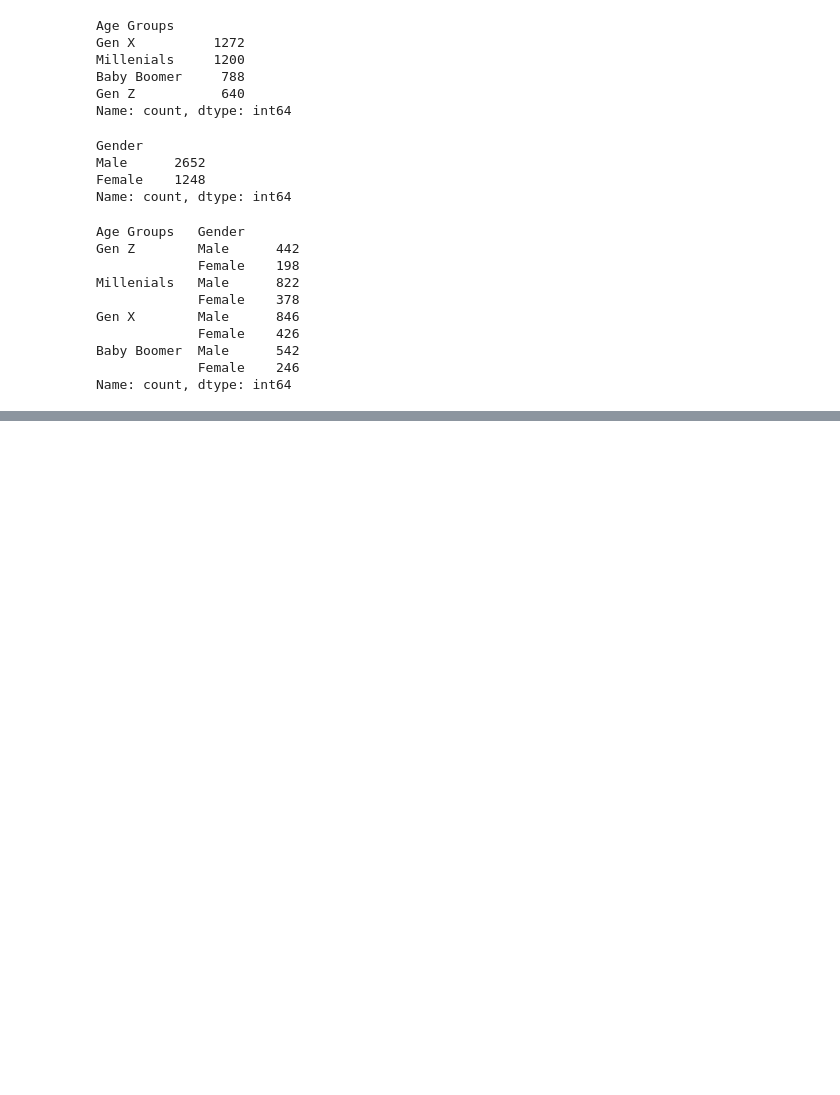
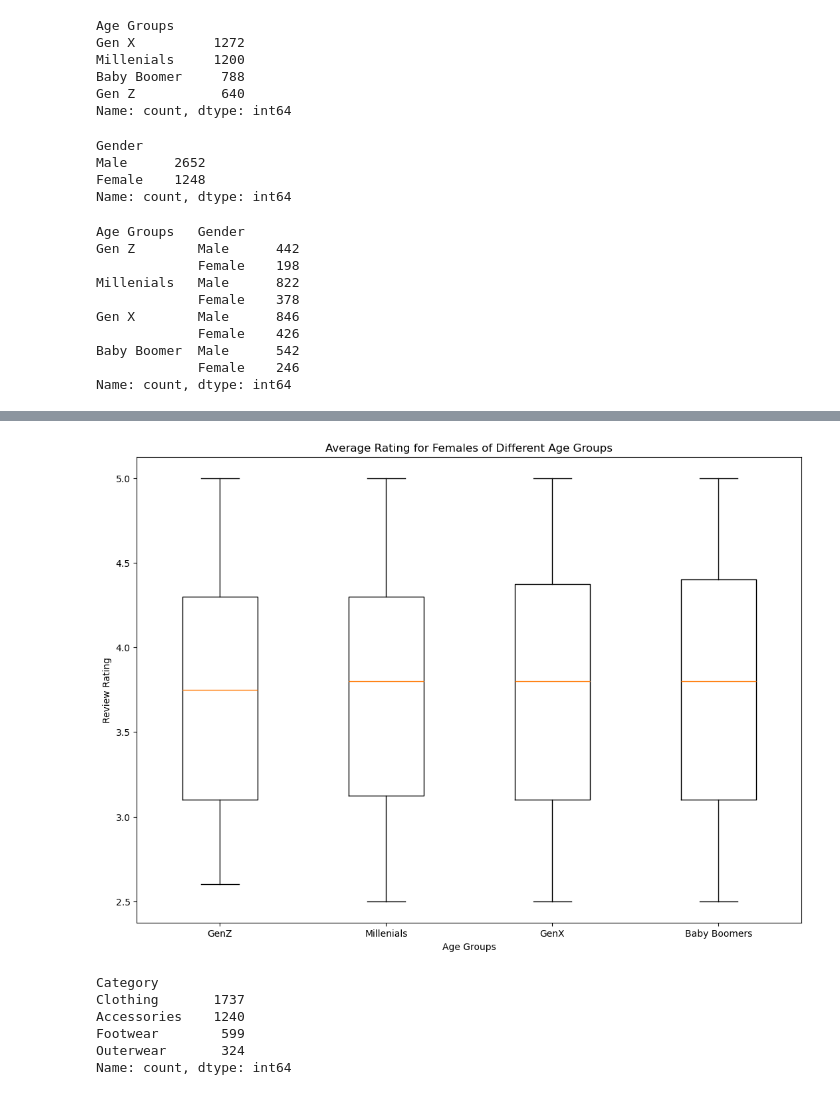
Before and after one commit to mhursh1231/Project-1, a Jupyter notebook: Mia_Notebook.ipynb, the cells around one changed output, grey strips where cells are left out. Cells and saved outputs as stored; diff of their text form; code cells hidden in the pictures; blank space fills up the shorter version.

```diff
--- a/Mia_Notebook.ipynb
+++ b/Mia_Notebook.ipynb
@@ -152 +186,4 @@ organized_df.loc[(organized_df["Age Groups"]=="Gen Z")&(organized_df["Gender"]==
 198 rows × 19 columns
+# %%
+Mill_female = organized_df.loc[(organized_df["Age Groups"]=="Millenials")&(organized_df["Gender"]=="Female")].sample(n=198)
+Mill_female
@@ -152,0 +204,3 @@ organized_df.loc[(organized_df["Age Groups"]=="Gen Z")&(organized_df["Gender"]==
+# %%
+GenX_female = organized_df.loc[(organized_df["Age Groups"]=="Gen X")&(organized_df["Gender"]=="Female")].sample(n=198)
+GenX_female
@@ -152,0 +221,3 @@ organized_df.loc[(organized_df["Age Groups"]=="Gen Z")&(organized_df["Gender"]==
+# %%
+Baby_female = organized_df.loc[(organized_df["Age Groups"]=="Baby Boomer")&(organized_df["Gender"]=="Female")].sample(n=198)
+Baby_female
@@ -152,0 +386,28 @@ organized_df.loc[(organized_df["Age Groups"]=="Gen Z")&(organized_df["Gender"]==
+# %%
+# Box and Whisker plot for Females of different Age Group and Review Rating
+# Answers question 1: Is there a relationship between product rating and
+# demographic factors (age group and sex (male/female)?
+
+# Establishing data to be plotted
+data_1 = GenZ_female["Review Rating"]
+data_2 = Mill_female["Review Rating"]
+data_3 = GenX_female["Review Rating"]
+data_4 = Baby_female["Review Rating"]
+data = [data_1, data_2, data_3, data_4]
+
+fig = plt.figure(figsize = (10,7))
+
+# Creating axes instance
+ax = fig.add_axes([0, 0, 1, 1])
+ax.set_title('Average Rating for Females of Different Age Groups')
+ax.set_ylabel('Review Rating')
+ax.set_xlabel('Age Groups')
+
+# Creating the plot
+bp = ax.boxplot(data)
+plt.xticks([1, 2, 3, 4], ['GenZ', 'Millenials', 'GenX', 'Baby Boomers'])
+
+# Show plot
+plt.show()
+# %% [output]
+[figure, added]
@@ -152,0 +416,9 @@ organized_df.loc[(organized_df["Age Groups"]=="Gen Z")&(organized_df["Gender"]==
+# %%
+organized_df["Category"].value_counts()
+# %% [output]
+Category
+Clothing       1737
+Accessories    1240
+Footwear        599
+Outerwear       324
+Name: count, dtype: int64
```
Also changed, not shown: parts of 34 cells of this notebook.
